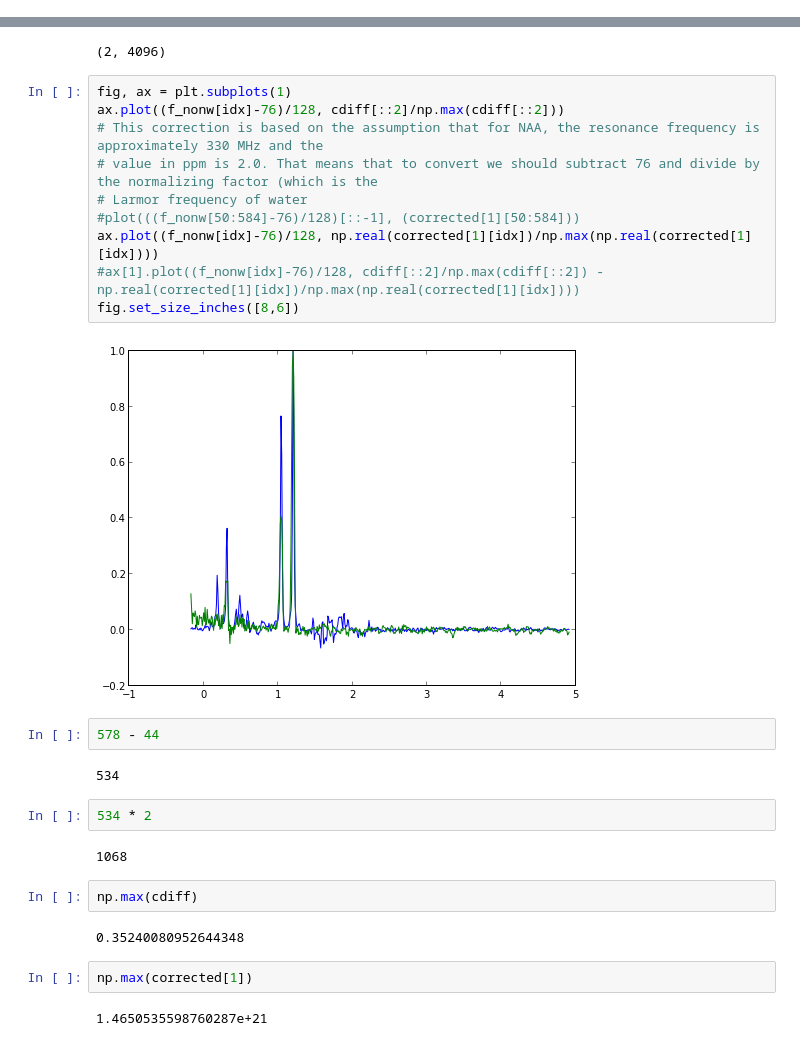
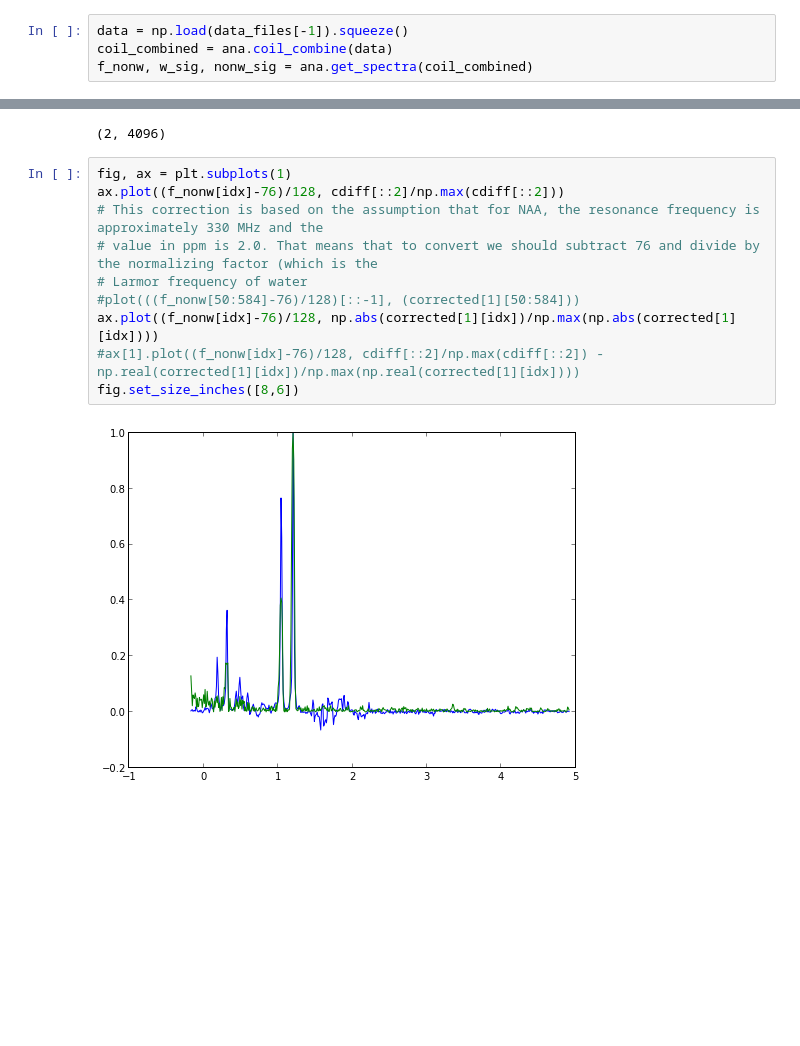
Before and after one commit to cni/MRS, a Jupyter notebook: ipynb/get_the_gaba.ipynb, the cells around one changed output, grey strips where cells are left out. Drawn from its saved outputs; the diff is of its cells as text; blank space fills up the shorter version.

Commit message:
Moving stuff into the analysis module (get_spectra). Also, separate on/off resonance signals (but which is which?).

```diff
--- a/ipynb/get_the_gaba.ipynb
+++ b/ipynb/get_the_gaba.ipynb
@@ -34,3 +14,7 @@ nonw_sig = np.real(c_nonw)
+# %%
+data = np.load(data_files[-1]).squeeze()
+coil_combined = ana.coil_combine(data)
+f_nonw, w_sig, nonw_sig = ana.get_spectra(coil_combined)
 # %%
 idx = slice(44,578)
 scale_fac1 = np.mean(w_sig[0][idx]/nonw_sig[0][idx])
@@ -63,28 +47,12 @@ corrected.shape
 # %%
 fig, ax = plt.subplots(1)
 ax.plot((f_nonw[idx]-76)/128, cdiff[::2]/np.max(cdiff[::2]))
 # This correction is based on the assumption that for NAA, the resonance frequency is approximately 330 MHz and the
 # value in ppm is 2.0. That means that to convert we should subtract 76 and divide by the normalizing factor (which is the
 # Larmor frequency of water
 #plot(((f_nonw[50:584]-76)/128)[::-1], (corrected[1][50:584]))
-ax.plot((f_nonw[idx]-76)/128, np.real(corrected[1][idx])/np.max(np.real(corrected[1][idx])))
+ax.plot((f_nonw[idx]-76)/128, np.abs(corrected[1][idx])/np.max(np.abs(corrected[1][idx])))
 #ax[1].plot((f_nonw[idx]-76)/128, cdiff[::2]/np.max(cdiff[::2]) - np.real(corrected[1][idx])/np.max(np.real(corrected[1][idx])))
 fig.set_size_inches([8,6])
 # %% [output]
-[figure, old version]
+[figure, new version]
-# %%
-578 - 44
-# %% [output]
-534
-# %%
-534 * 2
-# %% [output]
-1068
-# %%
-np.max(cdiff)
-# %% [output]
-0.35240080952644348
-# %%
-np.max(corrected[1])
-# %% [output]
-1.4650535598760287e+21
```
Also changed, not shown: parts of 5 cells of this notebook, 1 other file.
